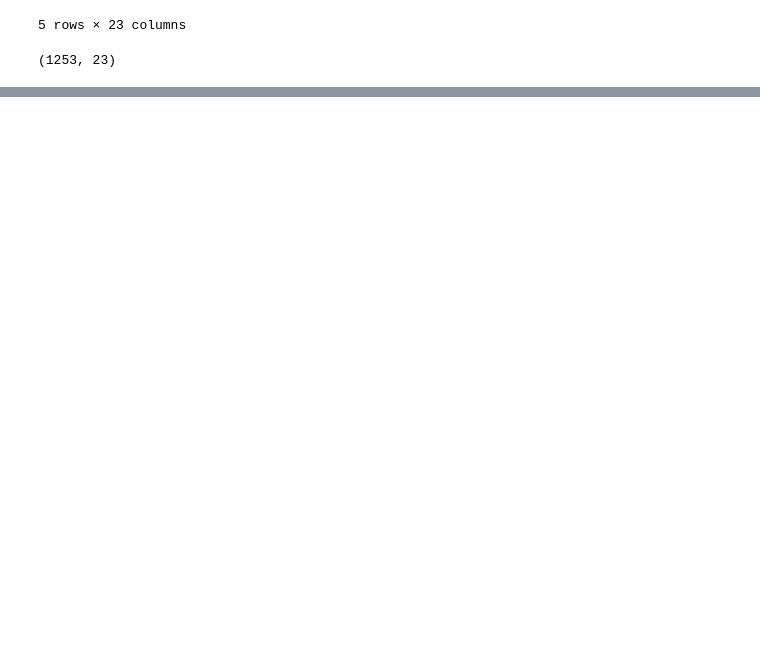
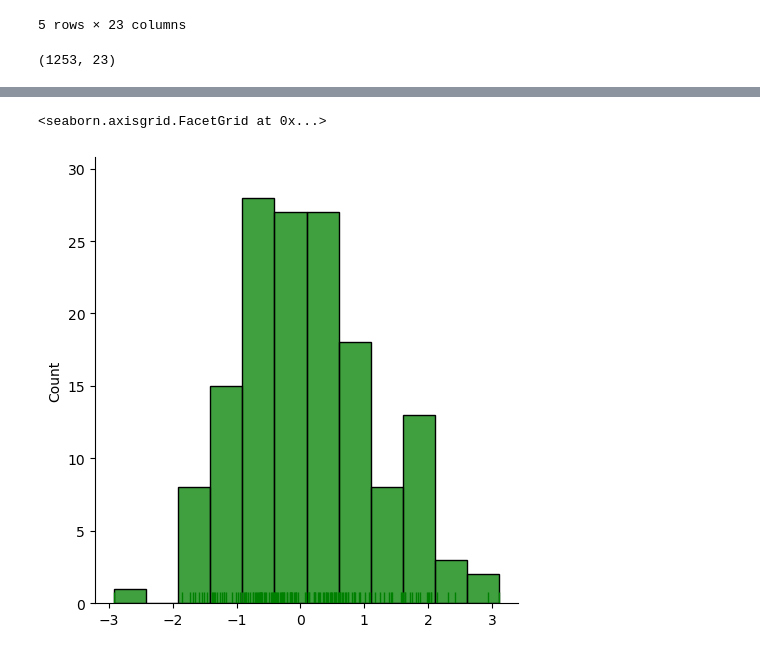
Before and after one commit to al3x15-0/Python-for-ML-udemy, a Jupyter notebook: ALX Week 1 Project.ipynb, the cells around one changed output, grey strips where cells are left out. Saved outputs shown, nothing was run; the diff lists cells and outputs as text; code cells hidden in the pictures; blank space fills up the shorter version.

```diff
--- a/ALX Week 1 Project.ipynb
+++ b/ALX Week 1 Project.ipynb
@@ -28,0 +106,7 @@ df.shape
+# %%
+num = np.random.randn(150)
+# %%
+sns.displot(num, color = "green", rug = True)
+# %% [output]
+<seaborn.axisgrid.FacetGrid at 0x...>
+[figure, added]
```
Also changed, not shown: parts of 10 cells of this notebook.
